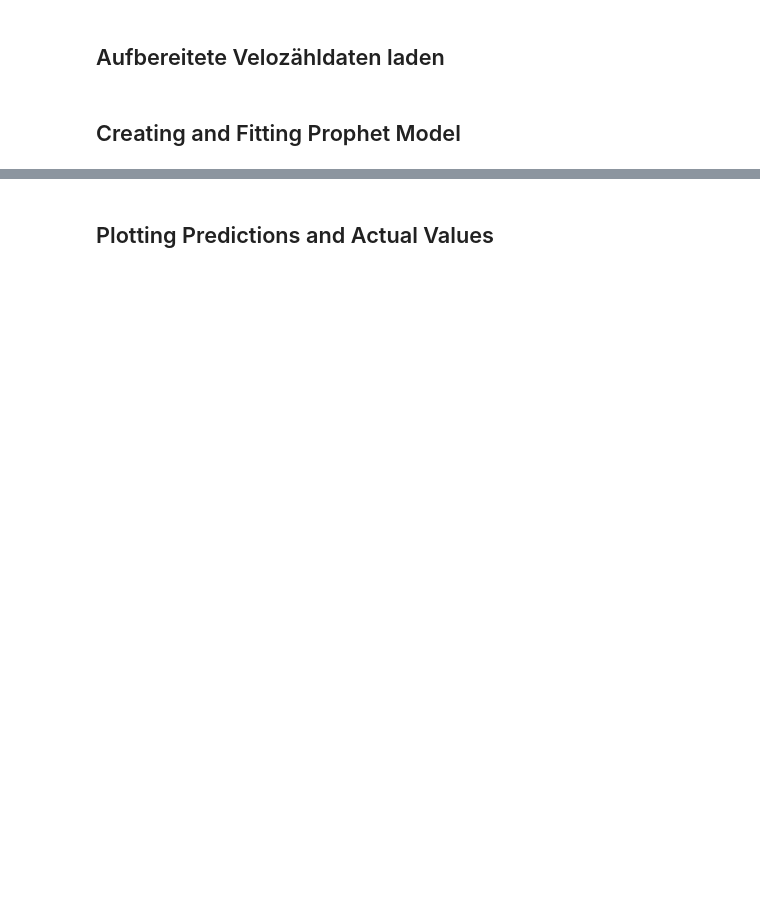
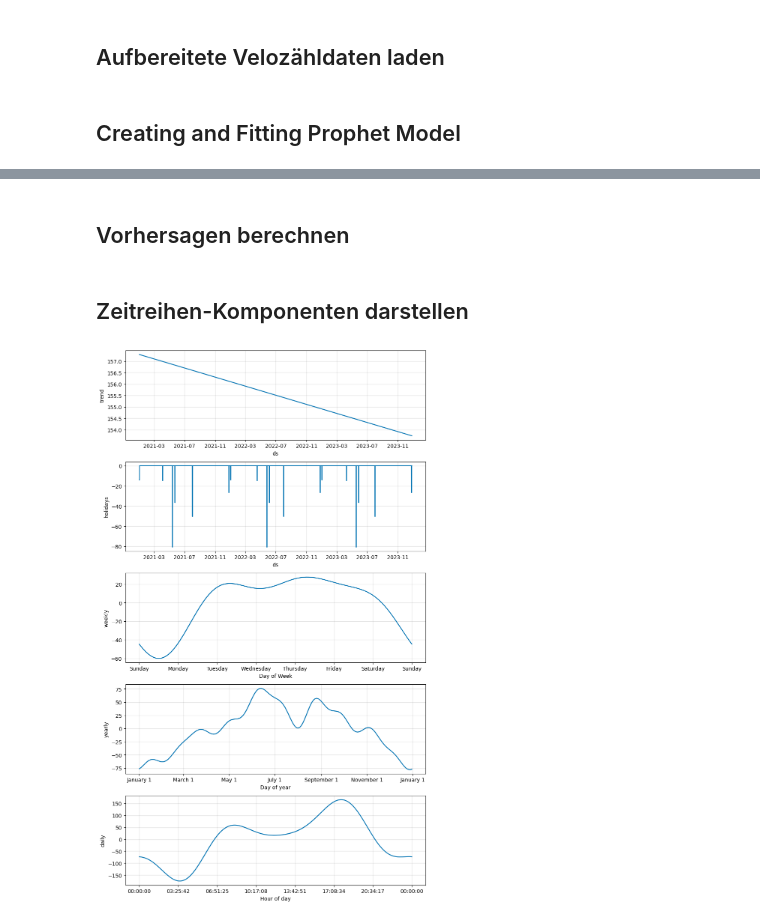
Before and after one commit to curdon/velo-prophet, a Jupyter notebook: Datenanalyse/Code/02-Zeitreihenanalyse.ipynb, the cells around one changed output, grey strips where cells are left out. Cells and saved outputs as stored; diff of their text form; code cells hidden in the pictures; blank space fills up the shorter version.

```diff
--- a/Datenanalyse/Code/02-Zeitreihenanalyse.ipynb
+++ b/Datenanalyse/Code/02-Zeitreihenanalyse.ipynb
@@ -32,2 +28,2 @@ forecast = velo_model.predict(future)
-# %% [markdown]
-## Plotting Predictions and Actual Values
+# %% [markdown]
+## Vorhersagen berechnen
@@ -33,0 +32,6 @@ forecast = velo_model.predict(future)
+# %% [markdown]
+## Zeitreihen-Komponenten darstellen
+# %%
+fig_komponenten = velo_model.plot_components(velo_vorhersage)
+# %% [output]
+[figure, added]
```
Also changed, not shown: parts of 10 cells of this notebook.
